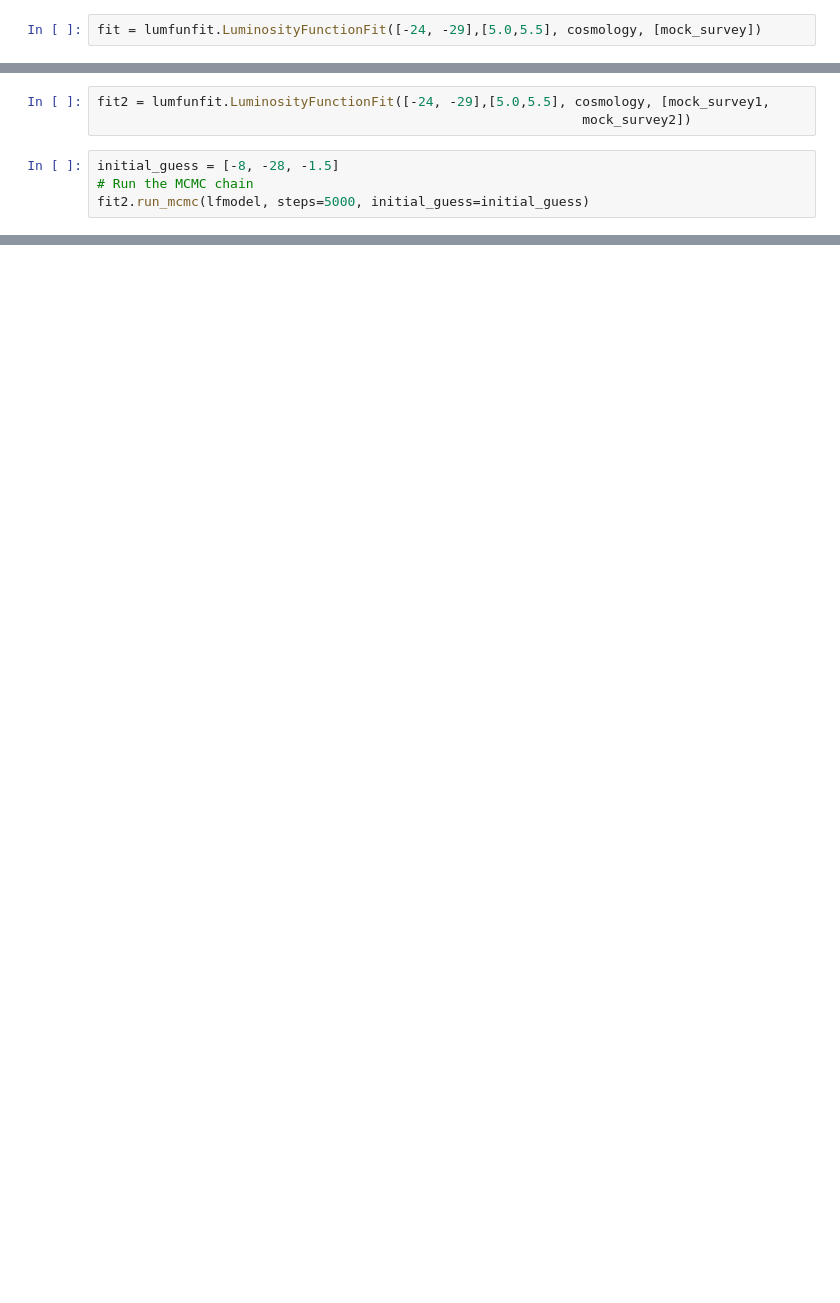
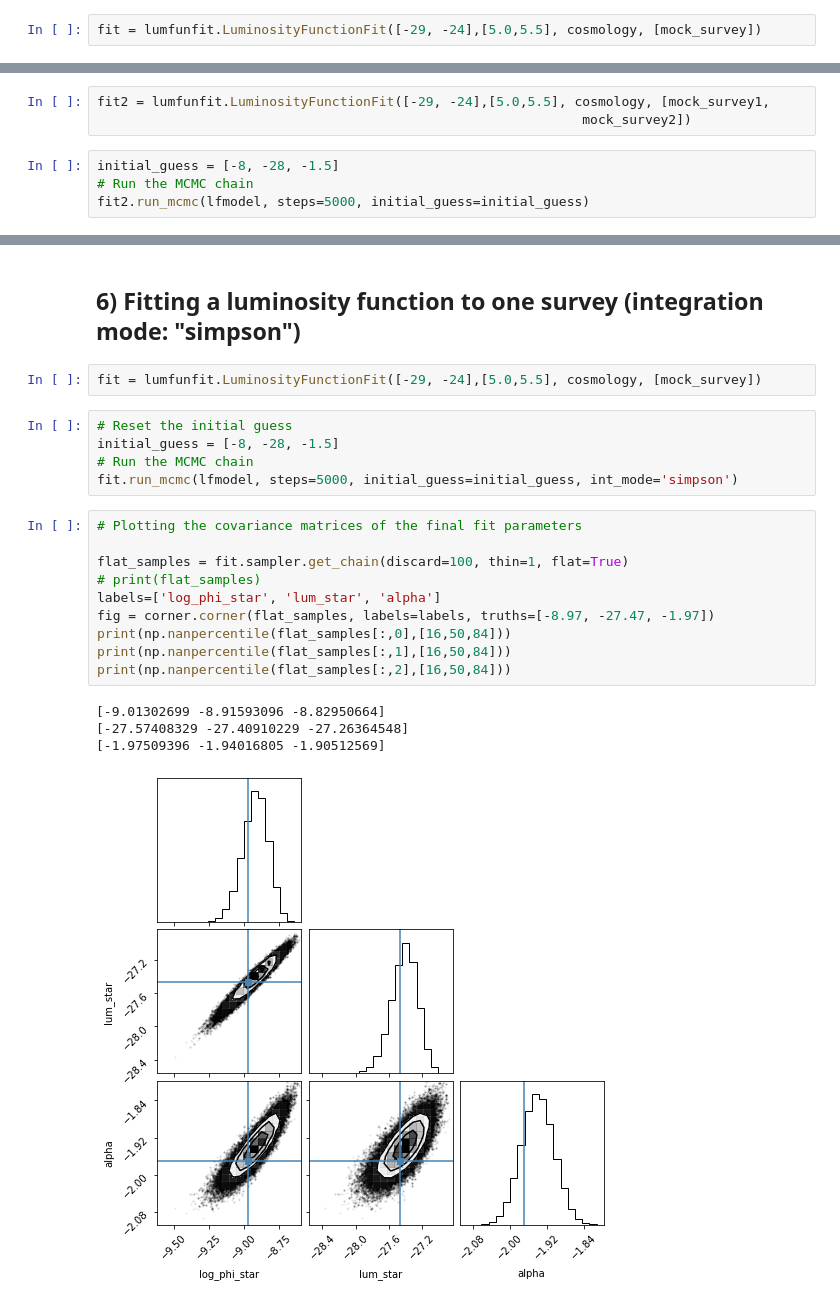
Before and after one commit to jtschindler/atelier, a Jupyter notebook: examples/introduction_lumfunfit.ipynb, the cells around one changed output, grey strips where cells are left out. Cells and saved outputs as stored; diff of their text form; blank space fills up the shorter version.

```diff
--- a/examples/introduction_lumfunfit.ipynb
+++ b/examples/introduction_lumfunfit.ipynb
@@ -71,7 +71,7 @@ mock_survey = survey.Survey(mock_df, 'absmag', 'redsh', 10000)
 ### 3.1) Instantiating the luminosity function fit class
 We begin by instantiating a LuminosityFunctionFit object before. The luminosity and redshift range for the fit are specified at this instance along with the cosmology and the list of surveys, whose data should be considered in the fit. For this example we only pass the mock_survey object we generated above.
 # %%
-fit = lumfunfit.LuminosityFunctionFit([-24, -29],[5.0,5.5], cosmology, [mock_survey])
+fit = lumfunfit.LuminosityFunctionFit([-29, -24],[5.0,5.5], cosmology, [mock_survey])
 # %% [markdown]
 ### 3.2) Setting up the luminosity function model for the fit
 In the next step we define the quasar luminosity function model used in the fit. Our goal is to reproduce the values of the McGreer+2018 quasar luminosity function. So we begin by instantiating a new version of it.
@@ -201,7 +187,7 @@ mock_survey1 = survey.Survey(mock_df[:int(mock_df.shape[0]/2)], 'absmag', 'redsh
 mock_survey2 = survey.Survey(mock_df[int(mock_df.shape[0]/2):], 'absmag', 'redsh',
                       5000)
 # %%
-fit2 = lumfunfit.LuminosityFunctionFit([-24, -29],[5.0,5.5], cosmology, [mock_survey1,
+fit2 = lumfunfit.LuminosityFunctionFit([-29, -24],[5.0,5.5], cosmology, [mock_survey1,
                                                               mock_survey2])
 # %%
 initial_guess = [-8, -28, -1.5]
@@ -223,0 +205,24 @@ print(np.nanpercentile(flat_samples[:,2],[16,50,84]))
+# %% [markdown]
+## 6) Fitting a luminosity function to one survey (integration mode: "simpson")
+# %%
+fit = lumfunfit.LuminosityFunctionFit([-29, -24],[5.0,5.5], cosmology, [mock_survey])
+# %%
+# Reset the initial guess
+initial_guess = [-8, -28, -1.5]
+# Run the MCMC chain
+fit.run_mcmc(lfmodel, steps=5000, initial_guess=initial_guess, int_mode='simpson')
+# %%
+# Plotting the covariance matrices of the final fit parameters
+
+flat_samples = fit.sampler.get_chain(discard=100, thin=1, flat=True)
+# print(flat_samples)
+labels=['log_phi_star', 'lum_star', 'alpha']
+fig = corner.corner(flat_samples, labels=labels, truths=[-8.97, -27.47, -1.97])
+print(np.nanpercentile(flat_samples[:,0],[16,50,84]))
+print(np.nanpercentile(flat_samples[:,1],[16,50,84]))
+print(np.nanpercentile(flat_samples[:,2],[16,50,84]))
+# %% [output]
+[-9.01302699 -8.91593096 -8.82950664]
+[-27.57408329 -27.40910229 -27.26364548]
+[-1.97509396 -1.94016805 -1.90512569]
+[figure, added]
```
Also changed, not shown: parts of 5 cells of this notebook, 8 other files.
